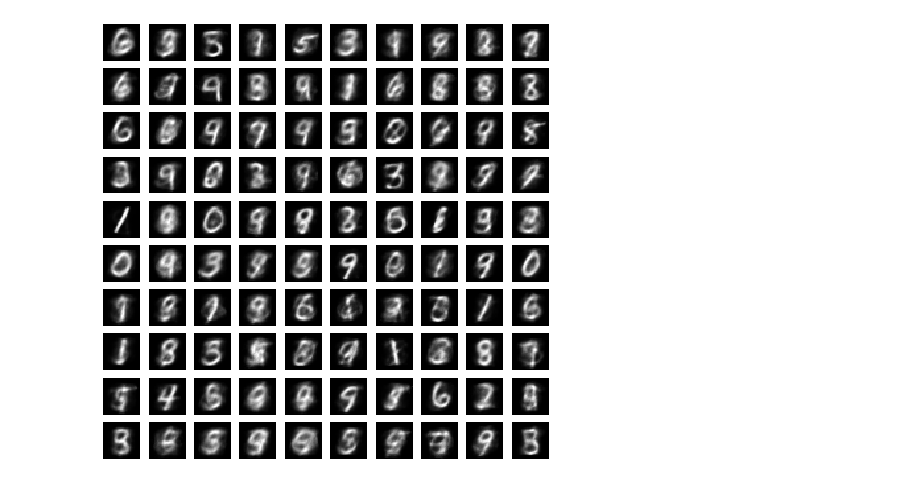
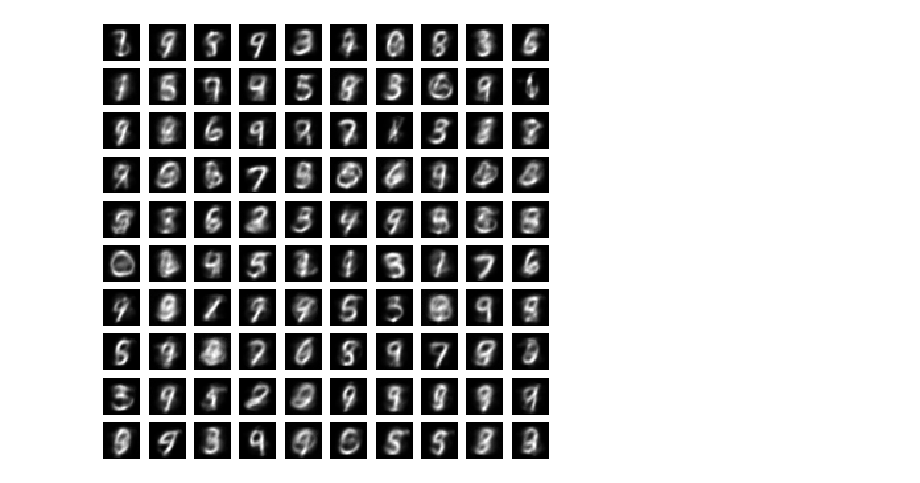
Before and after one commit to Maaarcocr/CW1DL, a Jupyter notebook: vae/Untitled.ipynb, the cells around one changed output. Saved outputs shown, nothing was run; the diff lists cells and outputs as text; code cells hidden in the pictures.

```diff
--- a/vae/Untitled.ipynb
+++ b/vae/Untitled.ipynb
@@ -49,11 +49,11 @@ class VAE(nn.Module):
     #encoder
     self.e_fc1 = nn.Linear(784,400)
     self.e_fc2 = nn.Linear(400,200)
-    self.e_fc3 = nn.Linear(200,80)
+    self.e_fc3 = nn.Linear(200,40)
 
     #decoder
 
-    self.d_fc1 = nn.Linear(80,400)
+    self.d_fc1 = nn.Linear(40,400)
     self.d_fc2 = nn.Linear(400,784)
 
 
@@ -74,7 +74,7 @@ class VAE(nn.Module):
 # %%
 net = VAE().cuda()
 # %%
-epochs = 300
+epochs = 50
 optimizer = optim.Adam(net.parameters())
 losses = []
 
@@ -82,10 +82,10 @@ def loss_function(recon_x, x, mu):
     RL = ((x - recon_x) ** 2).sum()
     KLD = 0.5 * torch.sum(mu.pow(2))
 
-    return RL + KLD
+    return (RL + KLD) / 600
 
 for i in range(epochs):
-  for j in range(10):
+  for j in range(100):
     data = features[j,:,:]
     optimizer.zero_grad()
     generated, mean = net(data)
@@ -116,16 +109,18 @@ def plot_image(image):
 # %%
 import numpy as np
 import matplotlib.pyplot as plt
 
 w=20
 h=20
 fig=plt.figure(figsize=(8, 8))
 columns = 10
 rows = 10
 for i in range(1, columns*rows +1):
     fig.add_subplot(rows, columns, i)
-    sample = net(torch.randn(1, 80).cuda(), generating=True)[0]
+    sample = net(torch.randn(1, 40).cuda(), generating=True)[0]
     plot_image(sample)
-plt.show()
+plt.savefig("img.png")
+from google.colab import files
+files.download("img.png")
 # %% [output]
-[figure, old version]
+[figure, new version]
```
Also changed, not shown: parts of 3 cells of this notebook.
